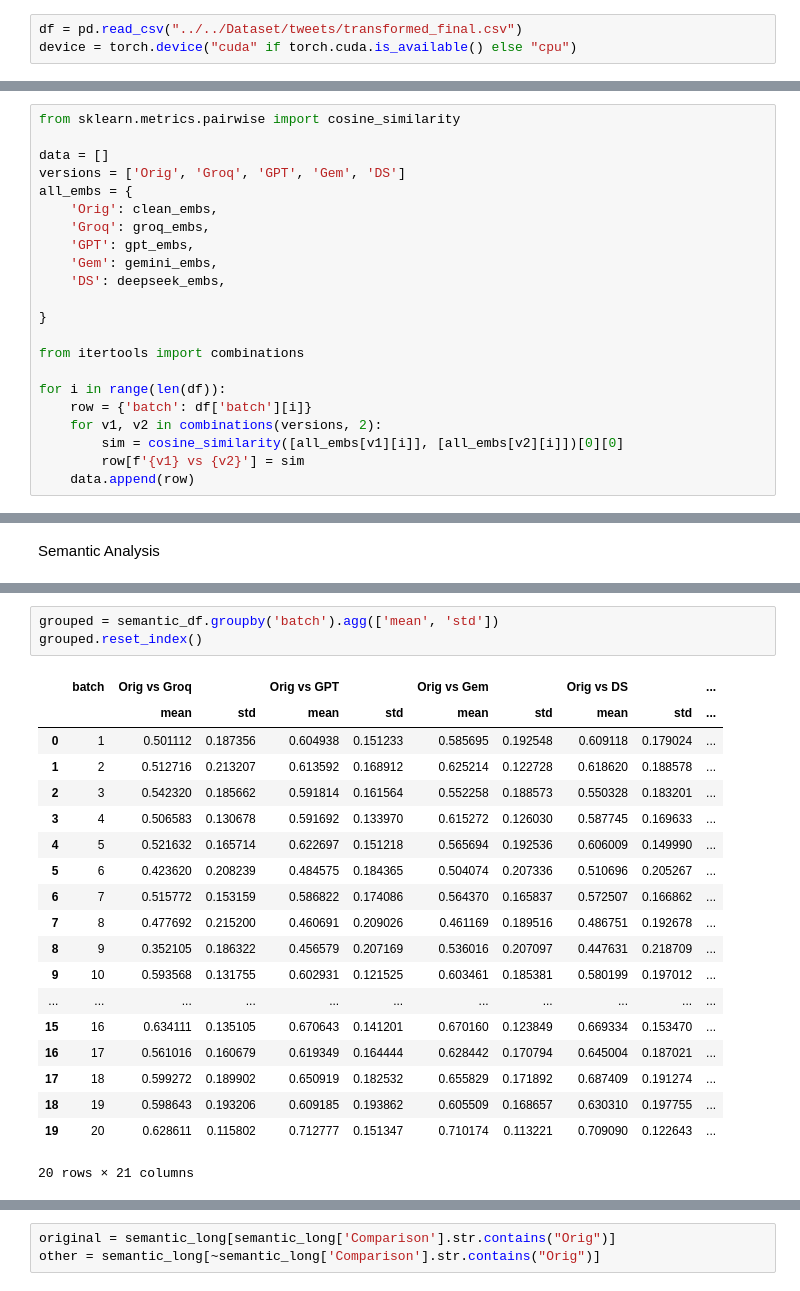
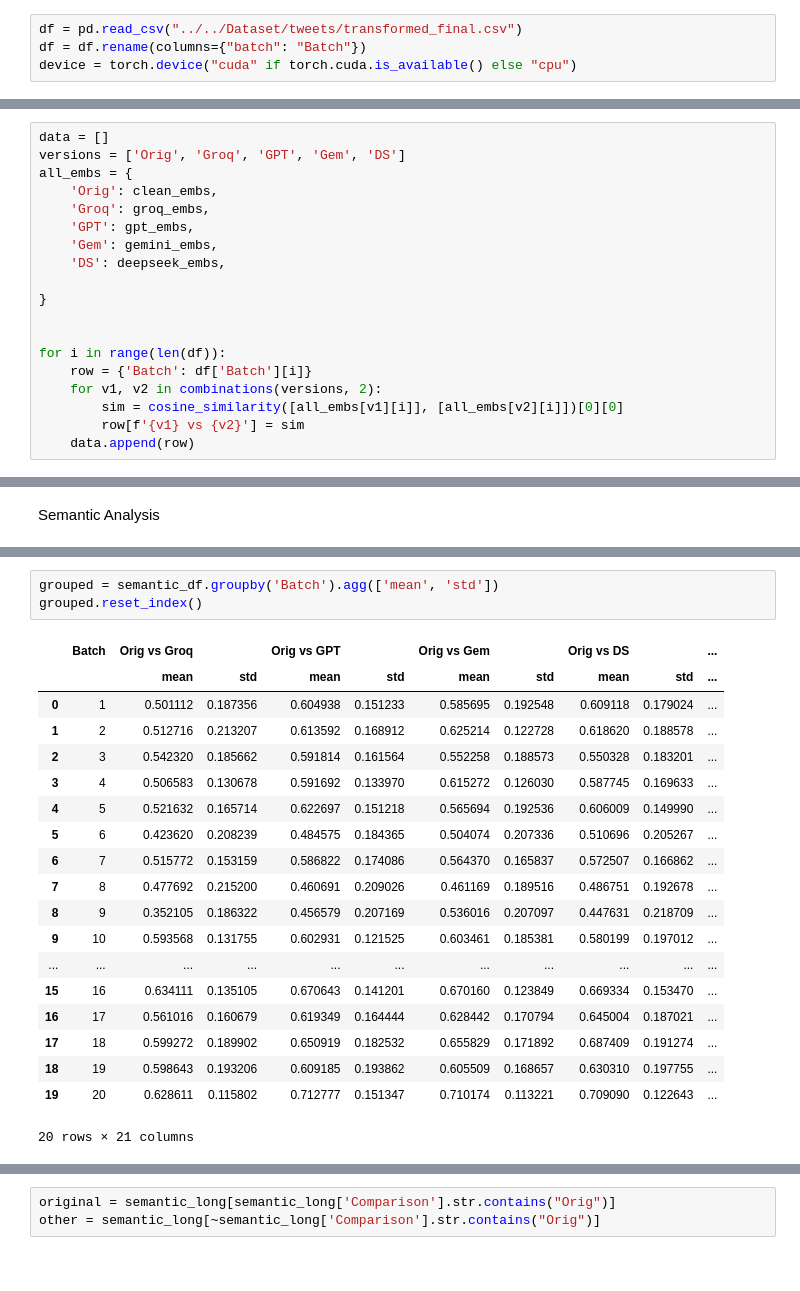
Before and after one commit to pinglainstitute/LLM-reviewtransformation, a Jupyter notebook: Notebooks/Twitter/semantic.ipynb, the cells around one changed output, grey strips where cells are left out. Saved outputs shown, nothing was run; the diff lists cells and outputs as text.

```diff
--- a/Notebooks/Twitter/semantic.ipynb
+++ b/Notebooks/Twitter/semantic.ipynb
@@ -64,4 +132,5 @@ sns.set_context("talk")
 # %%
 df = pd.read_csv("../../Dataset/tweets/transformed_final.csv")
+df = df.rename(columns={"batch": "Batch"})
 device = torch.device("cuda" if torch.cuda.is_available() else "cpu")
 # %%
@@ -75,6 +152,4 @@ deepseek_embs = model.encode(df['transformed_tweets_deepseek'].tolist())
 # %%
-from sklearn.metrics.pairwise import cosine_similarity
-
 data = []
 versions = ['Orig', 'Groq', 'GPT', 'Gem', 'DS']
 all_embs = {
@@ -86,10 +161,9 @@ all_embs = {
 
 }
 
-from itertools import combinations
 
 for i in range(len(df)):
-    row = {'batch': df['batch'][i]}
+    row = {'Batch': df['Batch'][i]}
     for v1, v2 in combinations(versions, 2):
         sim = cosine_similarity([all_embs[v1][i]], [all_embs[v2][i]])[0][0]
         row[f'{v1} vs {v2}'] = sim
@@ -115,10 +205,10 @@ semantic_df
 | 399 | 20 | 0.424541 | 0.621266 | 0.759058 | 0.786463 | 0.585682 | 0.402808 | 0.633990 | ... |
 400 rows × 11 columns
 # %%
-grouped = semantic_df.groupby('batch').agg(['mean', 'std'])
+grouped = semantic_df.groupby('Batch').agg(['mean', 'std'])
 grouped.reset_index()
 # %% [output]
-|  | batch | Orig vs Groq |  | Orig vs GPT |  | Orig vs Gem |  | Orig vs DS |  | ... |
+|  | Batch | Orig vs Groq |  | Orig vs GPT |  | Orig vs Gem |  | Orig vs DS |  | ... |
 |  |  | mean | std | mean | std | mean | std | mean | std | ... |
 | 0 | 1 | 0.501112 | 0.187356 | 0.604938 | 0.151233 | 0.585695 | 0.192548 | 0.609118 | 0.179024 | ... |
 | 1 | 2 | 0.512716 | 0.213207 | 0.613592 | 0.168912 | 0.625214 | 0.122728 | 0.618620 | 0.188578 | ... |
```
Also changed, not shown: parts of 14 cells of this notebook, 4 other files.
